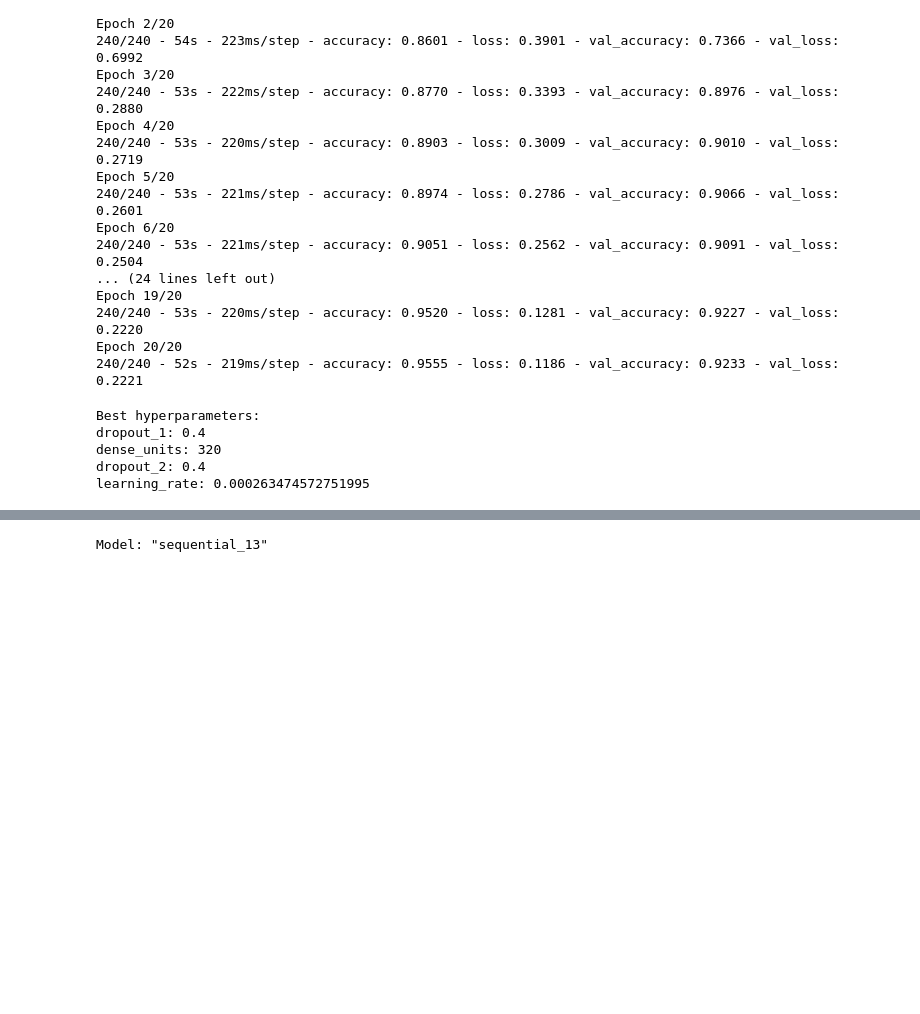
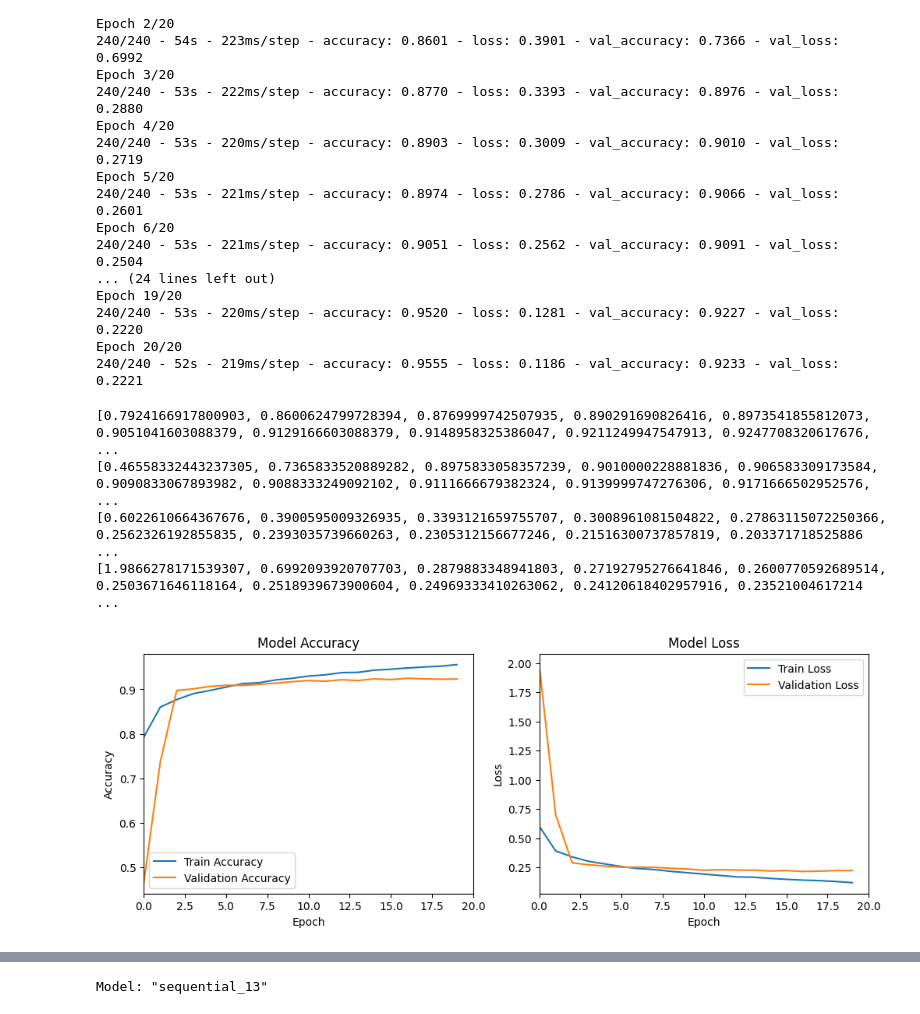
Before and after one commit to Eug-Chua/Image-Classifier-Fashion-MNIST, a Jupyter notebook: ccn_classifier.ipynb, the cells around one changed output, grey strips where cells are left out. Saved outputs shown, nothing was run; the diff lists cells and outputs as text; code cells hidden in the pictures; blank space fills up the shorter version.

Commit message:
Completed model training

```diff
--- a/ccn_classifier.ipynb
+++ b/ccn_classifier.ipynb
@@ -342,19 +366,11 @@ Total elapsed time: 02h 07m 30s
 # %%
-# Get the best hyperparameters
-best_hps = tuner.get_best_hyperparameters(num_trials=1)[0]
-
-# Build the model with the best hyperparameters
-best_model = build_model(best_hps)
-
 # Train the final model on the full training set
 # early_stopping = EarlyStopping(monitor='val_loss', patience=4, restore_best_weights=True)
 final_history = best_model.fit(x_train, y_train,
                                validation_data=(x_val, y_val),
                                epochs=20,
                                batch_size=200,
-                               verbose=2,
-                            #    callbacks=[early_stopping]
-                               )
+                               verbose=2)
 # %% [output]
 Epoch 1/20
 240/240 - 55s - 230ms/step - accuracy: 0.7924 - loss: 0.6023 - val_accuracy: 0.4656 - val_loss: 1.9866
@@ -373,13 +389,30 @@ Epoch 19/20
 240/240 - 53s - 220ms/step - accuracy: 0.9520 - loss: 0.1281 - val_accuracy: 0.9227 - val_loss: 0.2220
 Epoch 20/20
 240/240 - 52s - 219ms/step - accuracy: 0.9555 - loss: 0.1186 - val_accuracy: 0.9233 - val_loss: 0.2221
-# %%
-print("Best hyperparameters:")
-for param in best_hps.values:
-    print(f"{param}: {best_hps.get(param)}")
-# %% [output]
-Best hyperparameters:
-dropout_1: 0.4
-dense_units: 320
-dropout_2: 0.4
-learning_rate: 0.000263474572751995
+# %%
+# Plot training history
+plt.figure(figsize=(12, 4))
+plt.subplot(1, 2, 1)
+plt.plot(final_history.history['accuracy'], label='Train Accuracy')
+plt.plot(final_history.history['val_accuracy'], label='Validation Accuracy')
+plt.title('Model Accuracy')
+plt.xlabel('Epoch')
+plt.ylabel('Accuracy')
+plt.xlim(0,20)
+plt.legend()
+
+plt.subplot(1, 2, 2)
+plt.plot(final_history.history['loss'], label='Train Loss')
+plt.plot(final_history.history['val_loss'], label='Validation Loss')
+plt.title('Model Loss')
+plt.xlabel('Epoch')
+plt.ylabel('Loss')
+plt.xlim(0,20)
+plt.legend()
+plt.show()
+# %% [output]
+[0.7924166917800903, 0.8600624799728394, 0.8769999742507935, 0.890291690826416, 0.8973541855812073, 0.9051041603088379, 0.9129166603088379, 0.9148958325386047, 0.9211249947547913, 0.9247708320617676,  ...
+[0.46558332443237305, 0.7365833520889282, 0.8975833058357239, 0.9010000228881836, 0.906583309173584, 0.9090833067893982, 0.9088333249092102, 0.9111666679382324, 0.9139999747276306, 0.9171666502952576, ...
+[0.6022610664367676, 0.3900595009326935, 0.3393121659755707, 0.3008961081504822, 0.27863115072250366, 0.2562326192855835, 0.2393035739660263, 0.2305312156677246, 0.21516300737857819, 0.203371718525886 ...
+[1.9866278171539307, 0.6992093920707703, 0.2879883348941803, 0.27192795276641846, 0.2600770592689514, 0.2503671646118164, 0.2518939673900604, 0.24969333410263062, 0.24120618402957916, 0.23521004617214 ...
+[figure, added]
```
Also changed, not shown: parts of 27 cells of this notebook, 1 other file.
